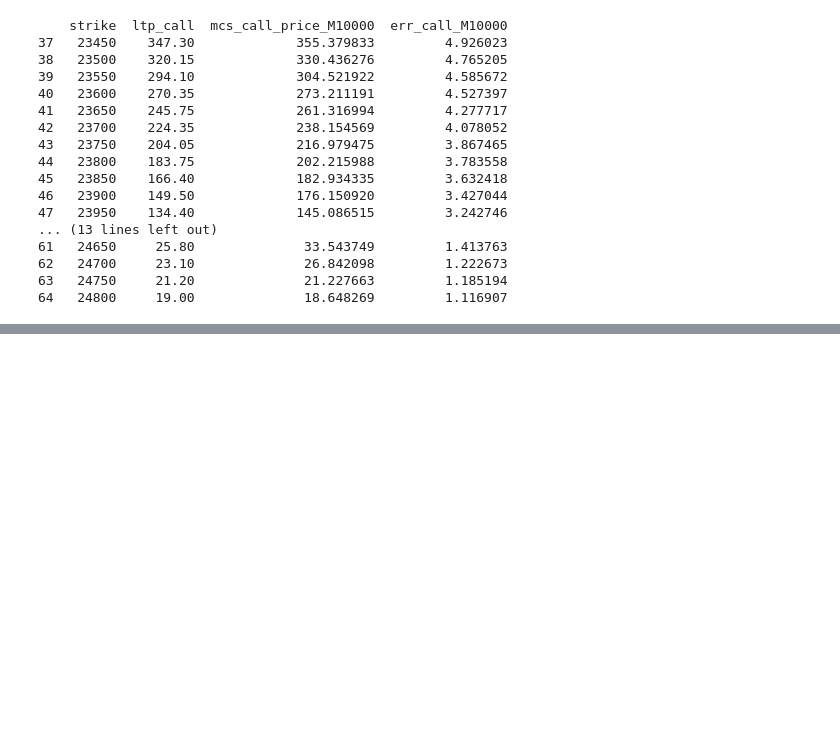
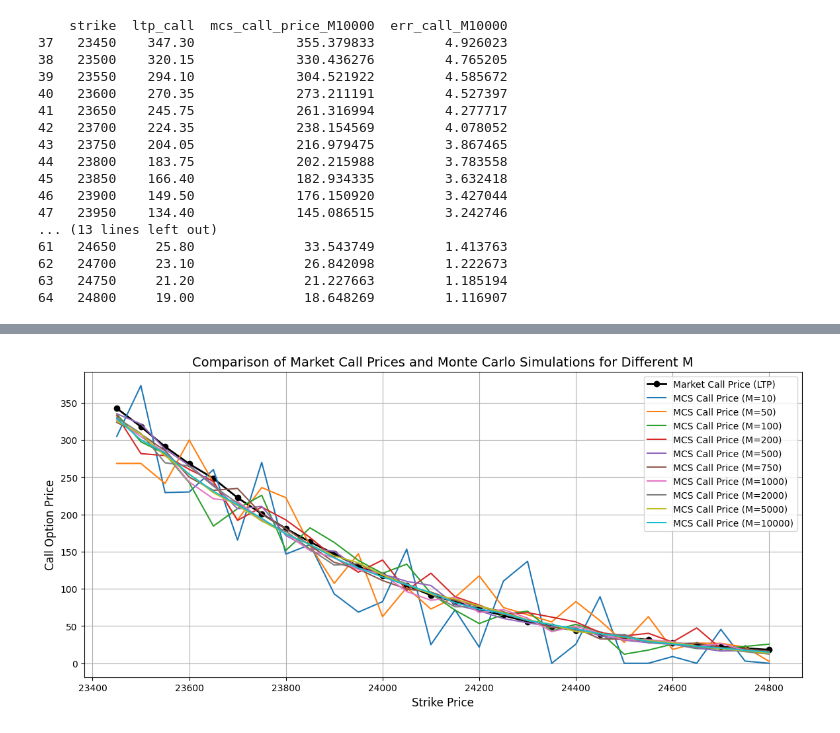
Before and after one commit to x-senpai-x/Options-Pricing, a Jupyter notebook: mcs.ipynb, the cells around one changed output, grey strips where cells are left out. Cells and saved outputs as stored; diff of their text form; code cells hidden in the pictures; blank space fills up the shorter version.

```diff
--- a/mcs.ipynb
+++ b/mcs.ipynb
@@ -602,0 +933,29 @@ print(df[['strike', 'ltp_call',  'mcs_call_price_M10000', 'err_call_M10000']])
+# %%
+# Define a range of N values to test
+M_values = [10, 50, 100, 200,500,750,1000,2000,5000,10000]  # Different numbers of time steps
+
+# Create a new DataFrame to store mcs_call_price for each N
+for M in M_values:
+    df[f'mcs_call_price_M{M}'] = df['strike'].apply(
+        lambda K: MonteCarloAntithetic(N, M, S, K, r, sigma, T).price_call()[0]
+    )
+
+# Plot the call option prices
+plt.figure(figsize=(14, 6))
+
+# Plot the actual market prices (ltp_call)
+plt.plot(df['strike'], df['ltp_call'], 'o-', label='Market Call Price (LTP)', color='black', linewidth=2)
+
+# Plot the Monte Carlo prices for different N values
+for M in M_values:
+    plt.plot(df['strike'], df[f'mcs_call_price_M{M}'], label=f'MCS Call Price (M={M})')
+
+# Add title and labels
+plt.title('Comparison of Market Call Prices and Monte Carlo Simulations for Different M', fontsize=14)
+plt.xlabel('Strike Price', fontsize=12)
+plt.ylabel('Call Option Price', fontsize=12)
+plt.legend()
+plt.grid(True)
+plt.show()
+# %% [output]
+[figure, added]
```
Also changed, not shown: parts of 17 cells of this notebook.
